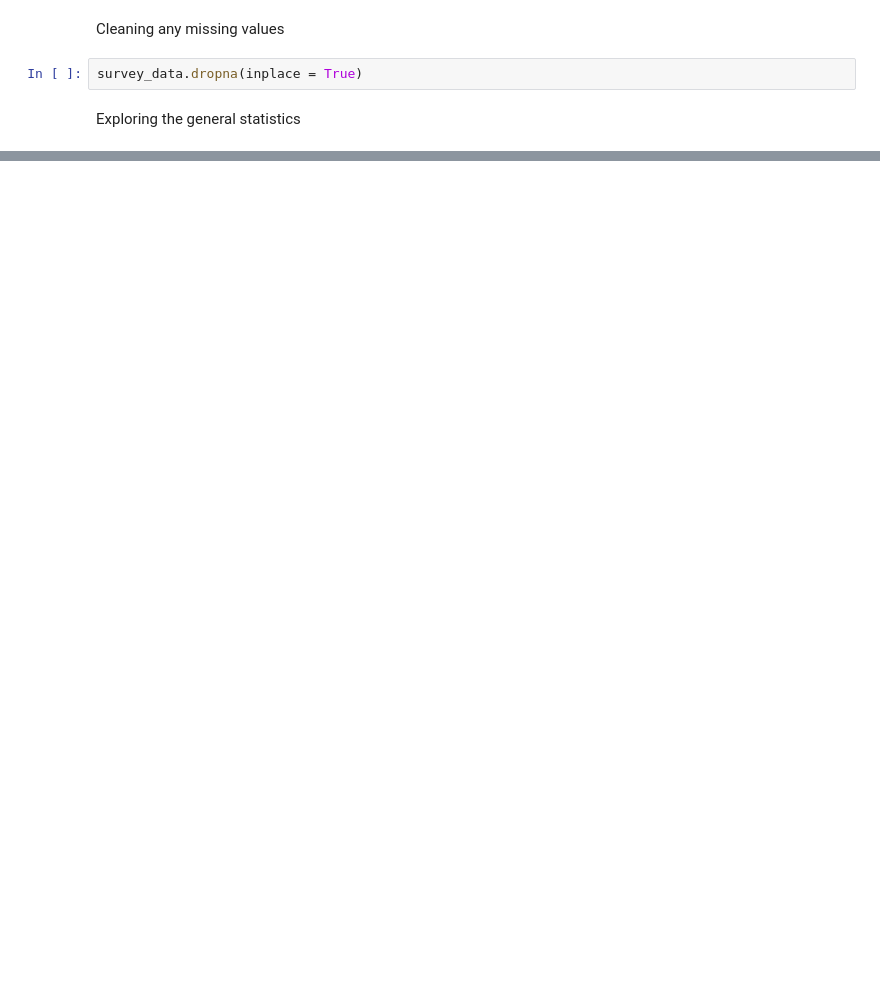
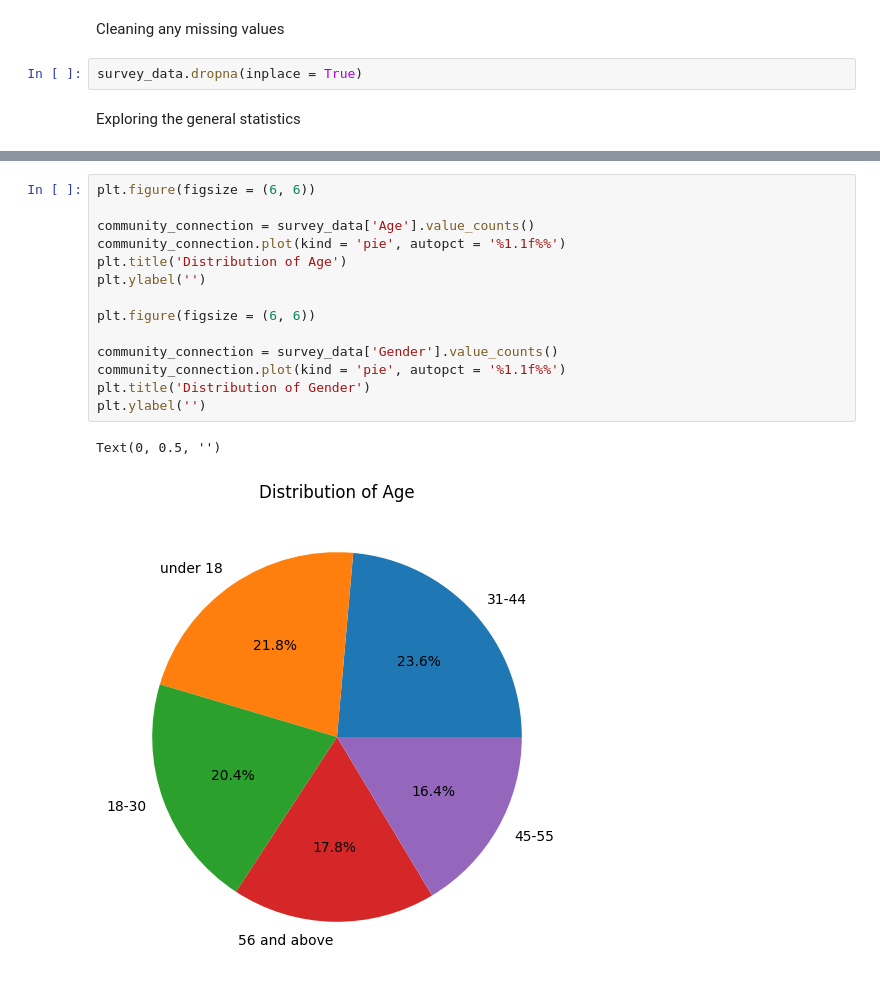
Before and after one commit to tsvikina/portfolio, a Jupyter notebook: DIY-spaces-and-local-communities/analysis.ipynb, the cells around one changed output, grey strips where cells are left out. Saved outputs shown, nothing was run; the diff lists cells and outputs as text; blank space fills up the shorter version.

```diff
--- a/DIY-spaces-and-local-communities/analysis.ipynb
+++ b/DIY-spaces-and-local-communities/analysis.ipynb
@@ -50,0 +61,17 @@ The above plot shows that the majority of respondents visit DIY music spaces mon
+# %%
+plt.figure(figsize = (6, 6))
+
+community_connection = survey_data['Age'].value_counts()
+community_connection.plot(kind = 'pie', autopct = '%1.1f%%')
+plt.title('Distribution of Age')
+plt.ylabel('')
+
+plt.figure(figsize = (6, 6))
+
+community_connection = survey_data['Gender'].value_counts()
+community_connection.plot(kind = 'pie', autopct = '%1.1f%%')
+plt.title('Distribution of Gender')
+plt.ylabel('')
+# %% [output]
+Text(0, 0.5, '')
+[figure, added]
```
Also changed, not shown: parts of 12 cells of this notebook, 6 other files.
